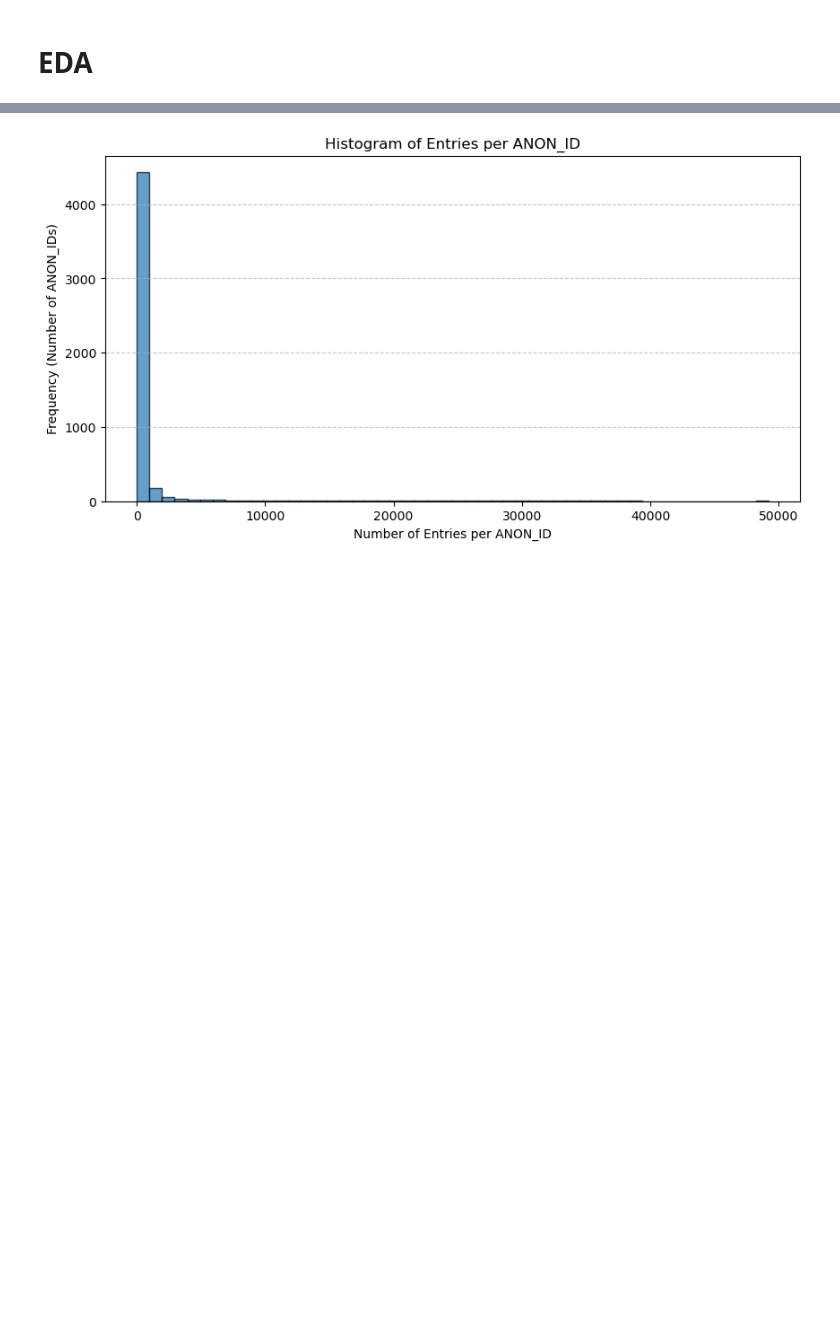
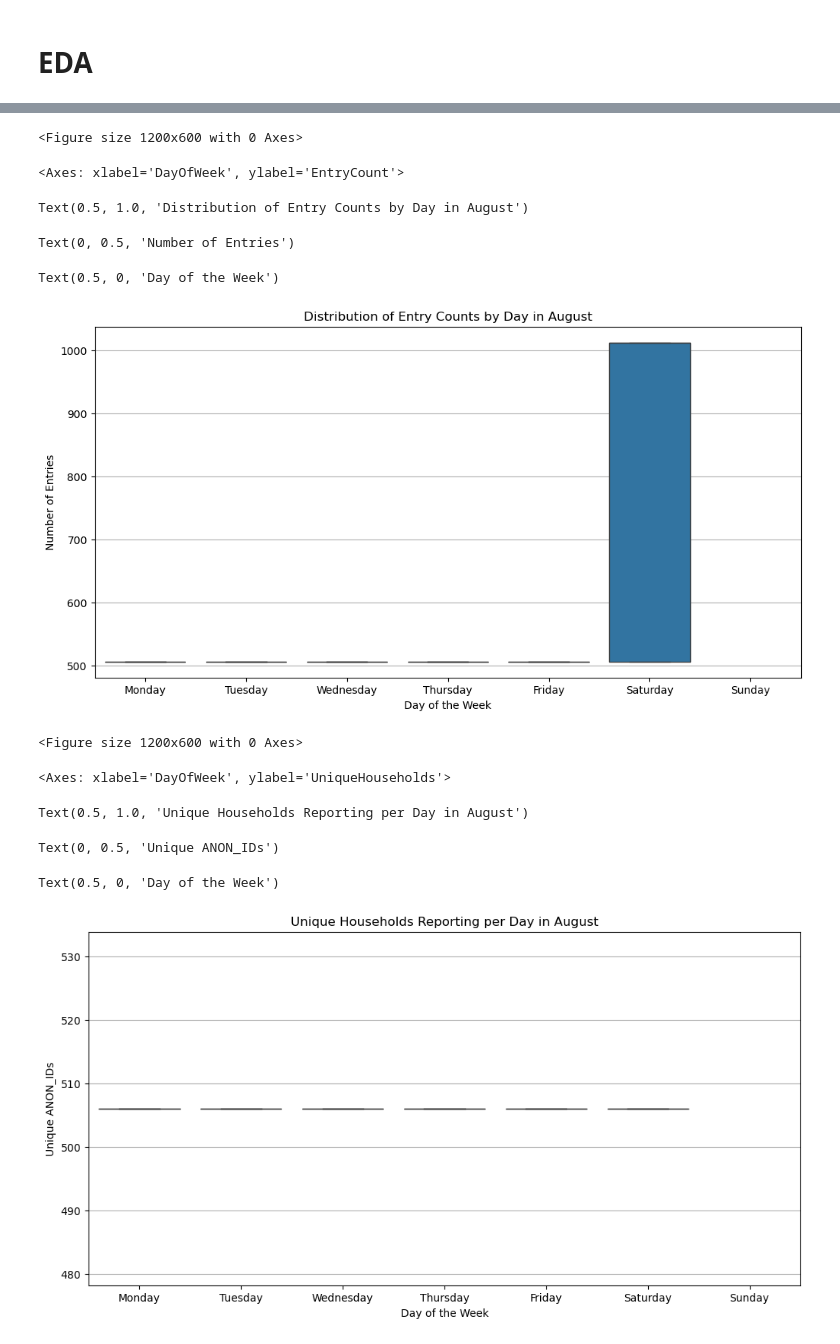
Before and after one commit to guri99uy/ST498_CAPSTONE, a Jupyter notebook: Notebooks/Flash_interventionConsolide.ipynb, the cells around one changed output, grey strips where cells are left out. Saved outputs shown, nothing was run; the diff lists cells and outputs as text; code cells hidden in the pictures; blank space fills up the shorter version.

```diff
--- a/Notebooks/Flash_interventionConsolide.ipynb
+++ b/Notebooks/Flash_interventionConsolide.ipynb
@@ -274,20 +293,38 @@ plt.show()
 [figure]
 # %%
+import pandas as pd
 import matplotlib.pyplot as plt
+import seaborn as sns
 
-# Count the number of entries per ANON_ID
-anon_id_entry_counts = df_control_Consolide_long.groupby('ELEC_KWH').size()
+# Filter data for Month 8
+df_august = df_control_Consolide_long[df_control_Consolide_long['Month'] == 8]
 
-# Plot histogram
-plt.figure(figsize=(10,5))
-plt.hist(anon_id_entry_counts, bins=50, edgecolor='black', alpha=0.7)
+# Count entries per day in Month 8
+entries_per_day = df_august.groupby(['Time', 'DayOfWeek']).size().reset_index(name='EntryCount')
 
-# Formatting the plot
-plt.xlabel("Number of Entries per ANON_ID")
-plt.ylabel("Frequency (Number of ANON_IDs)")
-plt.title("Histogram of Entries per ANON_ID")
-plt.grid(axis='y', linestyle='--', alpha=0.7)
+# Count unique ANON_IDs per day
+unique_ids_per_day = df_august.groupby(['Time', 'DayOfWeek'])['ANON_ID'].nunique().reset_index(name='UniqueHouseholds')
 
-# Show the plot
+# Merge both counts into one DataFrame
+day_analysis = entries_per_day.merge(unique_ids_per_day, on=['Time', 'DayOfWeek'])
+
+print(day_analysis)
+
+# Plot total entries per day in August
+plt.figure(figsize=(12,6))
+sns.boxplot(x="DayOfWeek", y="EntryCount", data=entries_per_day, order=['Monday', 'Tuesday', 'Wednesday', 'Thursday', 'Friday', 'Saturday', 'Sunday'])
+plt.title("Distribution of Entry Counts by Day in August")
+plt.ylabel("Number of Entries")
+plt.xlabel("Day of the Week")
+plt.grid(axis="y")
 plt.show()
+
+# Plot unique households per day in August
+plt.figure(figsize=(12,6))
+sns.boxplot(x="DayOfWeek", y="UniqueHouseholds", data=unique_ids_per_day, order=['Monday', 'Tuesday', 'Wednesday', 'Thursday', 'Friday', 'Saturday', 'Sunday'])
+plt.title("Unique Households Reporting per Day in August")
+plt.ylabel("Unique ANON_IDs")
+plt.xlabel("Day of the Week")
+plt.grid(axis="y")
+plt.show()
 # %% [output]
@@ -294 +345,12 @@ plt.show()
+<Figure size 1200x600 with 0 Axes>
+<Axes: xlabel='DayOfWeek', ylabel='EntryCount'>
+Text(0.5, 1.0, 'Distribution of Entry Counts by Day in August')
+Text(0, 0.5, 'Number of Entries')
+Text(0.5, 0, 'Day of the Week')
-[figure, old version]
+[figure, new version]
+<Figure size 1200x600 with 0 Axes>
+<Axes: xlabel='DayOfWeek', ylabel='UniqueHouseholds'>
+Text(0.5, 1.0, 'Unique Households Reporting per Day in August')
+Text(0, 0.5, 'Unique ANON_IDs')
+Text(0.5, 0, 'Day of the Week')
+[figure, added]
```
Also changed, not shown: parts of 18 cells of this notebook.
